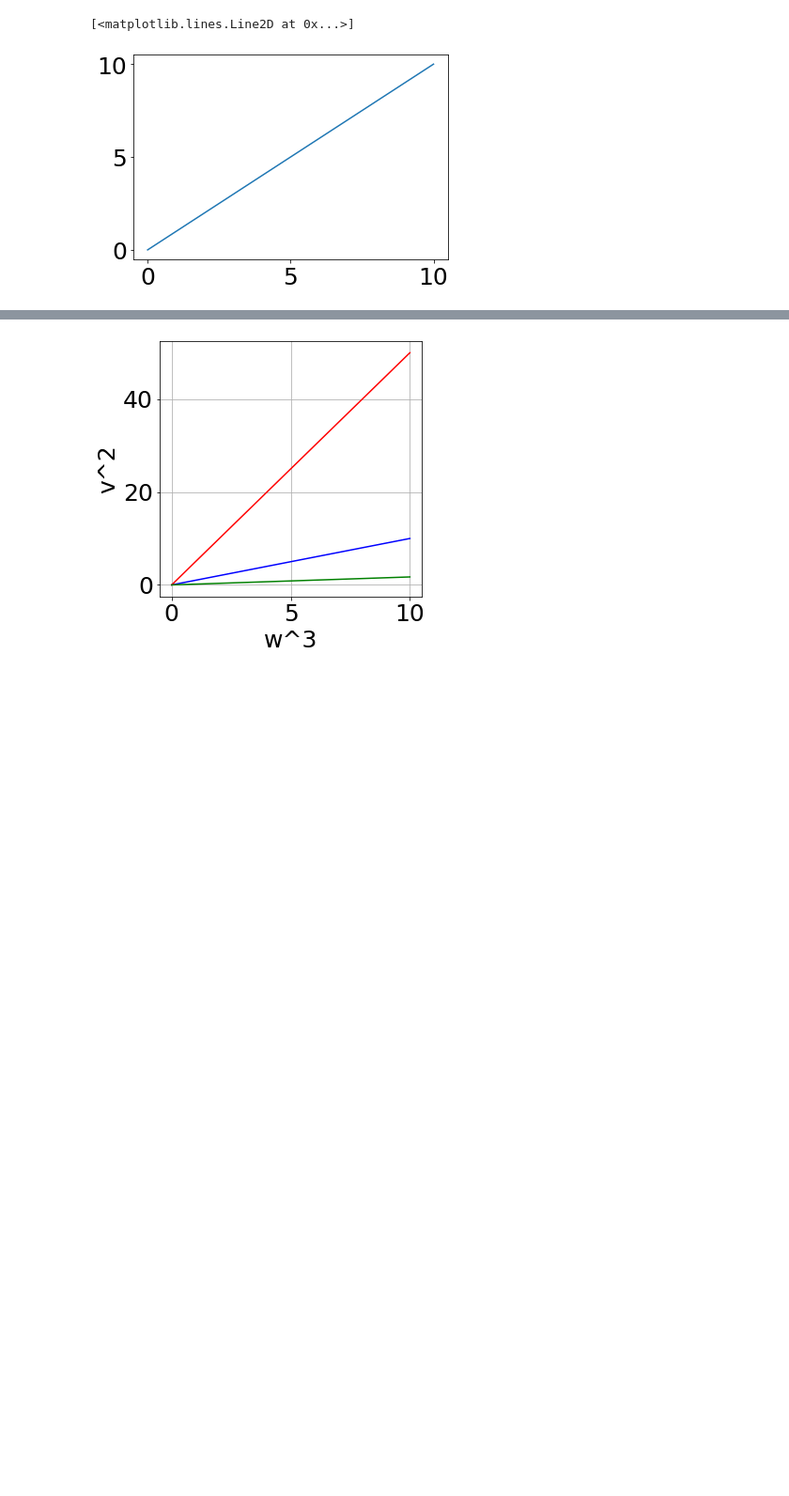
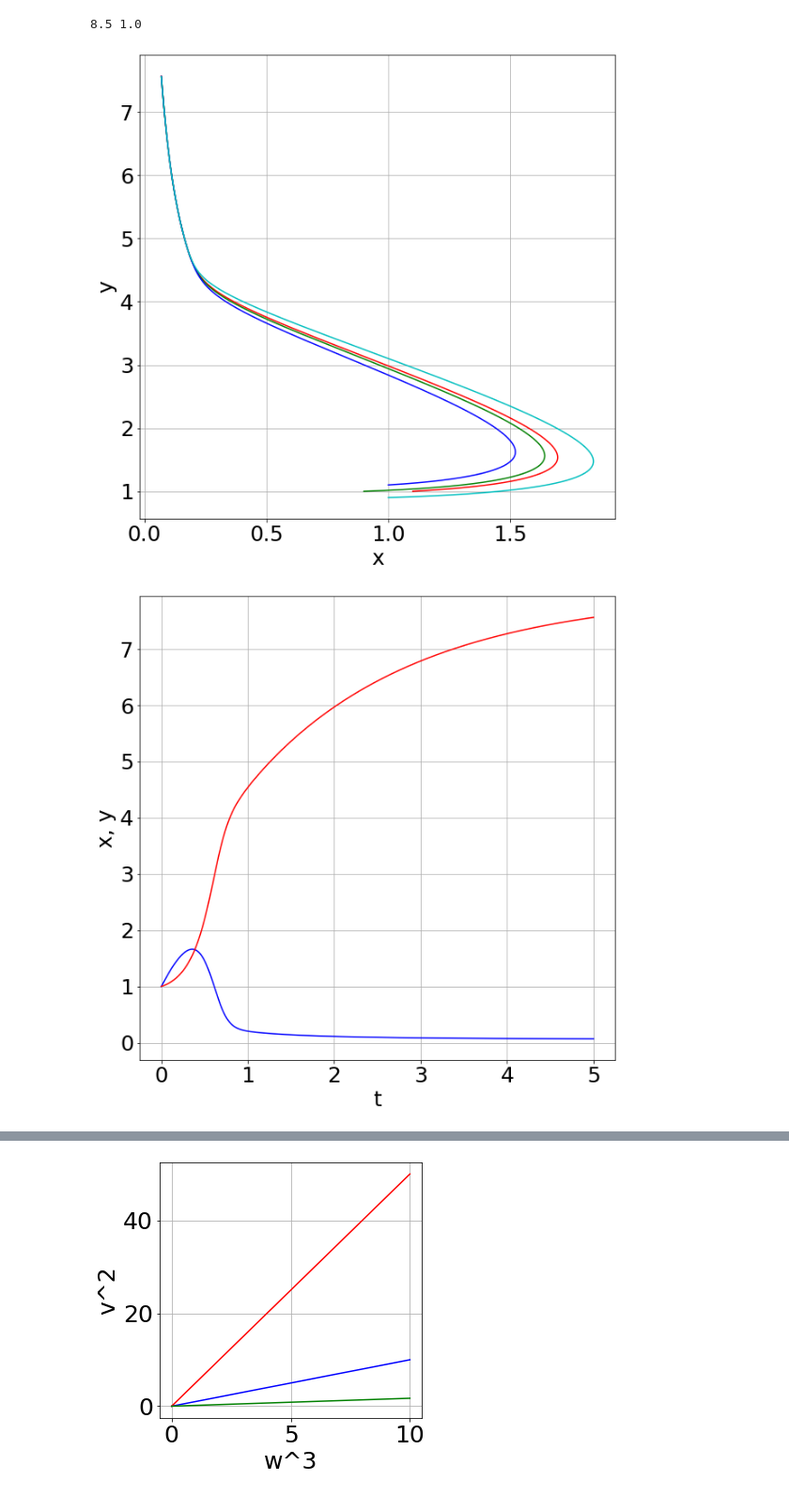
Before and after one commit to xomaiya/Biophysics, a Jupyter notebook: Selkov_model.ipynb, the cells around one changed output, grey strips where cells are left out. Shown: that part at 94% size. Drawn from its saved outputs; the diff is of its cells as text; code cells hidden in the pictures; blank space fills up the shorter version.

```diff
--- a/Selkov_model.ipynb
+++ b/Selkov_model.ipynb
@@ -35,19 +35,20 @@ def draw(args, x0, y0, ts=10, nt=100):
     plt.grid()
     plt.show()
 # %%
-def multidraw(v, w, x0, y0, ts=10, nt=101):
-    args = (v, w)
-    sol = calcODE(args, x0, y0, ts, nt)
+def multidraw(args, x0, y0, ts=10, nt=101):
+
+    sol = calcODE(args, x0+0.1, y0, ts, nt)
     plt.figure(figsize=(10, 10))
-    plt.plot(sol[:, 1], sol[:, 0], 'r')
+    plt.plot(sol[:, 0], sol[:, 1], 'r')
 
-    args = (v + 0.1, w)
-    sol = calcODE(args, x0, y0, ts, nt)
-    plt.plot(sol[:, 1], sol[:, 0], 'g')
+    sol = calcODE(args, x0 - 0.1, y0, ts, nt)
+    plt.plot(sol[:, 0], sol[:, 1], 'g')
 
-    args = (v + 0.2, w)
-    sol = calcODE(args, x0, y0, ts, nt)
-    plt.plot(sol[:, 1], sol[:, 0], 'b')
+    sol = calcODE(args, x0, y0+0.1, ts, nt)
+    plt.plot(sol[:, 0], sol[:, 1], 'b')
+
+    sol = calcODE(args, x0, y0-0.1, ts, nt)
+    plt.plot(sol[:, 0], sol[:, 1], 'c')
 
     plt.xlabel('x')
     plt.ylabel('y')
@@ -55,7 +56,7 @@ def multidraw(v, w, x0, y0, ts=10, nt=101):
     plt.show()
 
     plt.figure(figsize=(10, 10))
-    sol = calcODE(args, x0, y0, ts, nt)
+    sol = calcODE(args, x0+0.1e-2, y0+0.1e-2, ts, nt)
     plt.plot(np.linspace(0, ts, nt), sol[:, 0], 'b')
     plt.plot(np.linspace(0, ts, nt), sol[:, 1], 'r')
 
@@ -114,7 +111,14 @@ draw(args, x0=w*w / v + 1e-2, y0=v / w + 1e-2, ts = 200, nt = 100000) # прям
-# %%
-x = np.linspace(0,10,100)
-f = lambda x: x
-plt.plot(x, f(x))
-# %% [output]
-[<matplotlib.lines.Line2D at 0x...>]
-[figure, removed]
+# %%
+x0=w*w / v + 5e-1
+y0=v / w + 5e-1
+print(x0, y0)
+# %% [output]
+8.5 1.0
+# %%
+v = 4 # область I на диаграмме (уcтойчивый узел)
+w = 0.5
+args = (v, w)
+multidraw(args, x0=1, y0=1, ts=5, nt=10000)
+# %% [output]
+[figure, added]
+[figure, added]
```
Also changed, not shown: parts of 4 cells of this notebook, 9 other files.
